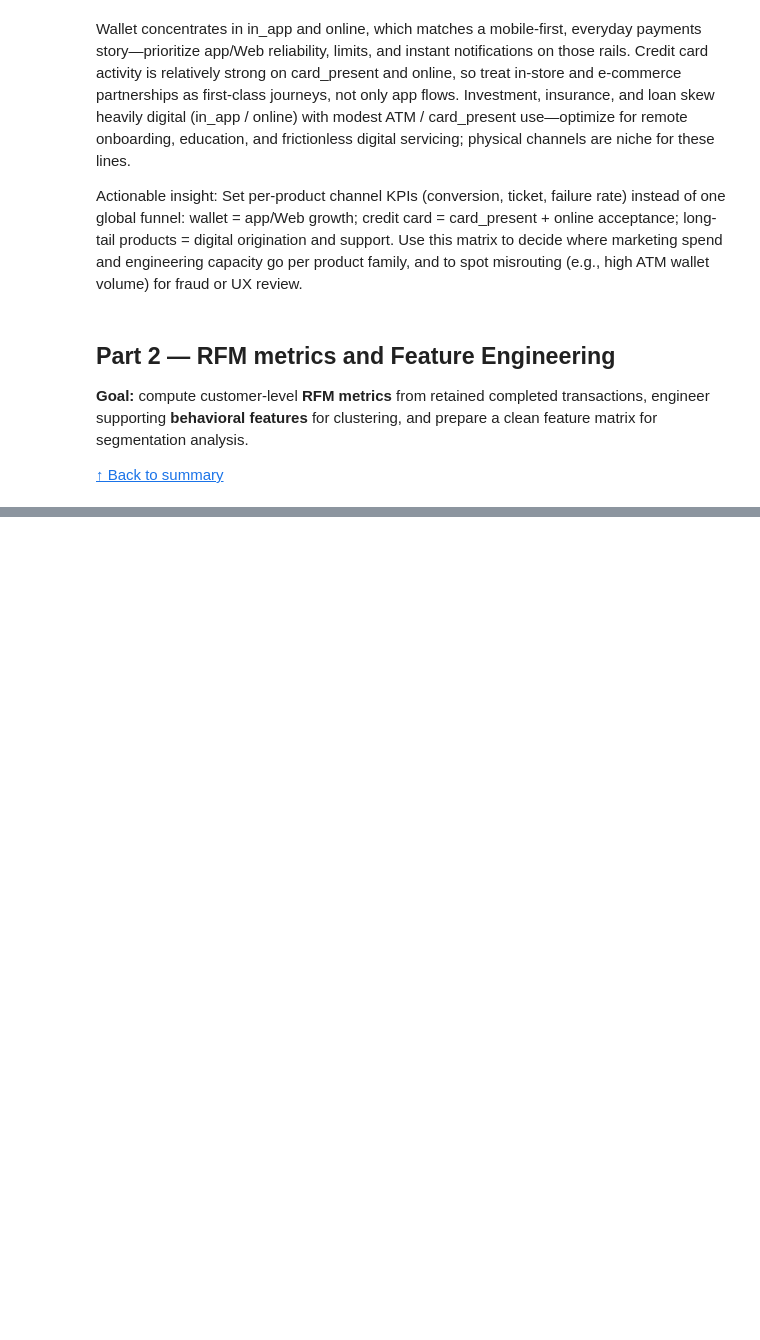
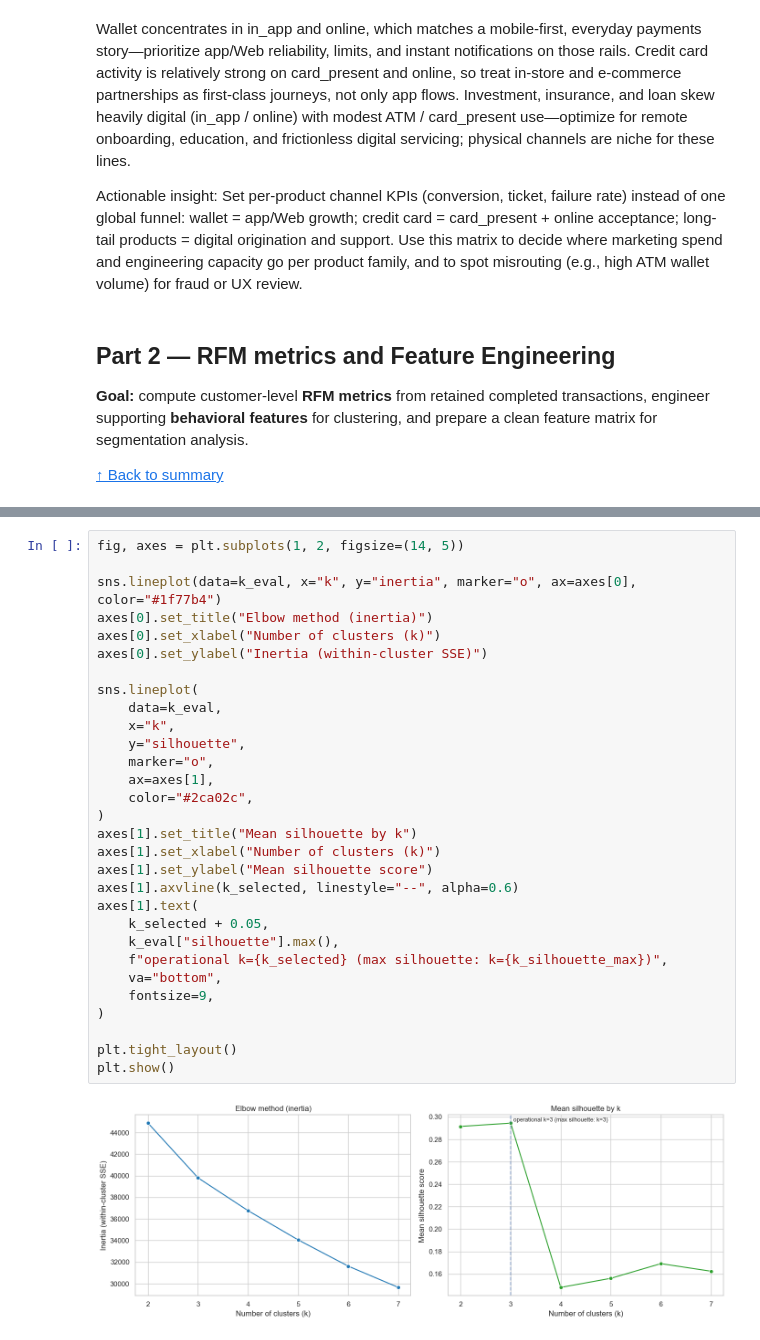
Before and after one commit to pauloabcalcada/fintech-ai-segmentation, a Jupyter notebook: notebooks/3.EDA_RFM_Clustering.ipynb, the cells around one changed output, grey strips where cells are left out. Drawn from its saved outputs; the diff is of its cells as text; blank space fills up the shorter version.

```diff
--- a/notebooks/3.EDA_RFM_Clustering.ipynb
+++ b/notebooks/3.EDA_RFM_Clustering.ipynb
@@ -560,0 +666,32 @@ Fee + other types (mean residual vs monetary_total): 53395.380737100735
+# %%
+fig, axes = plt.subplots(1, 2, figsize=(14, 5))
+
+sns.lineplot(data=k_eval, x="k", y="inertia", marker="o", ax=axes[0], color="#1f77b4")
+axes[0].set_title("Elbow method (inertia)")
+axes[0].set_xlabel("Number of clusters (k)")
+axes[0].set_ylabel("Inertia (within-cluster SSE)")
+
+sns.lineplot(
+    data=k_eval,
+    x="k",
+    y="silhouette",
+    marker="o",
+    ax=axes[1],
+    color="#2ca02c",
+)
+axes[1].set_title("Mean silhouette by k")
+axes[1].set_xlabel("Number of clusters (k)")
+axes[1].set_ylabel("Mean silhouette score")
+axes[1].axvline(k_selected, linestyle="--", alpha=0.6)
+axes[1].text(
+    k_selected + 0.05,
+    k_eval["silhouette"].max(),
+    f"operational k={k_selected} (max silhouette: k={k_silhouette_max})",
+    va="bottom",
+    fontsize=9,
+)
+
+plt.tight_layout()
+plt.show()
+# %% [output]
+[figure, added]
```
Also changed, not shown: parts of 34 cells of this notebook, 5 other files.
